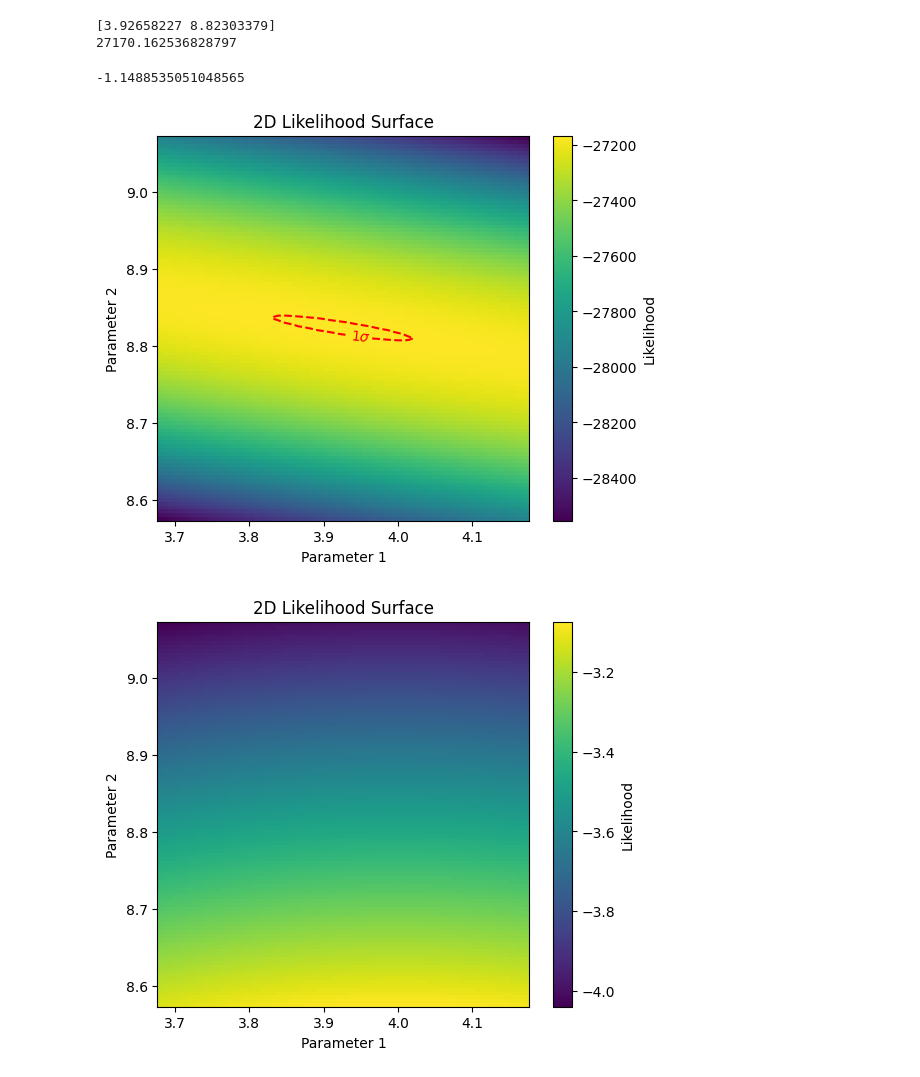
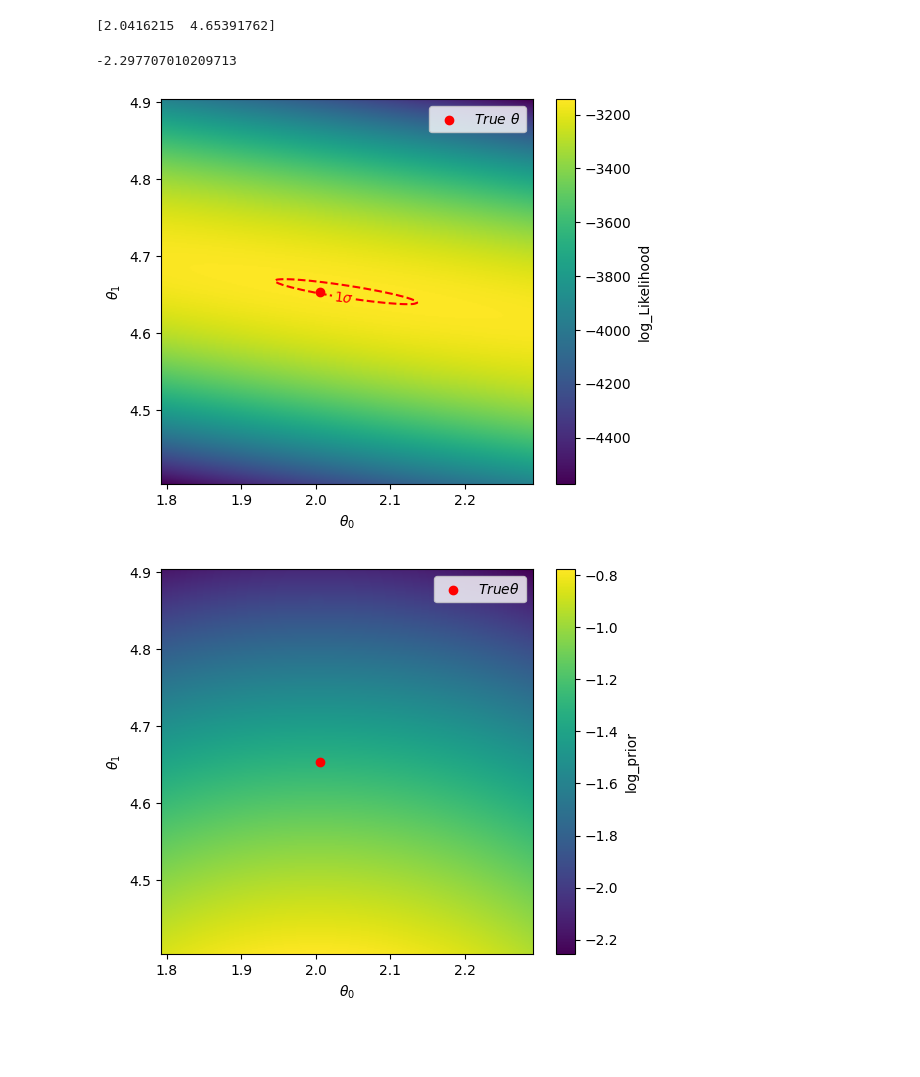
Before and after one commit to HyeonKim1/MCMC, a Jupyter notebook: example.ipynb, the cells around one changed output. Saved outputs shown, nothing was run; the diff lists cells and outputs as text; code cells hidden in the pictures; blank space fills up the shorter version.

```diff
--- a/example.ipynb
+++ b/example.ipynb
@@ -1,14 +1,14 @@
 # %%
 from pipe import *
 # %%
-random_seed=1
+random_seed=1234
 np.random.seed(random_seed)
 
 data_size=1000
 
 data_x=np.random.uniform(0,10,size=data_size)
-ture_theta=np.random.uniform(0,10,size=2)
-sigma2=np.random.uniform(0,10,size=1)
+ture_theta=np.random.uniform(0,5,size=2)
+sigma2=np.random.uniform(0,5,size=1)
 
 print("My true theta:", ture_theta)
 print("My sigma2 vlaue:", sigma2)
@@ -32,21 +34,19 @@ mycode=my_MCMC(data_x,data_y)
 # %%
 from scipy.optimize import minimize
 
-result = minimize(lambda theta: -1 * mycode.log_probability(theta), [1,0])
+result = minimize(lambda theta: -1 * mycode.log_probability(theta), [0,0])
 print(result.x)
-print(result.fun)
 # %% [output]
-[3.92658227 8.82303379]
-27170.162536828797
+[2.0416215  4.65391762]
 # %%
 from scipy.stats import chi2
 
 delta_1sigma=-chi2.ppf(0.683, df=2)/2
-print(delta_1sigma)
+print(delta_1sigma*2)
 # %% [output]
--1.1488535051048565
+-2.297707010209713
 # %%
-nn=100
+nn=300
 parameter_size=0.5
 
 theta0=np.linspace(result.x[0]-parameter_size/2,result.x[0]+parameter_size/2,nn)
@@ -64,9 +64,9 @@ for ii, input_theta in enumerate(mytheta):
     log_p_arr[ii]=mycode.log_probability(input_theta)
 
 
-log_L_arr=np.reshape(log_L_arr,(100,100))
-log_pi_arr=np.reshape(log_pi_arr,(100,100))
-log_p_arr=np.reshape(log_p_arr,(100,100))
+log_L_arr=np.reshape(log_L_arr,(nn,nn))
+log_pi_arr=np.reshape(log_pi_arr,(nn,nn))
+log_p_arr=np.reshape(log_p_arr,(nn,nn))
 # %%
 Theta0, Theta1 = np.meshgrid(theta0, theta1)
 
@@ -80,28 +80,27 @@ im = plt.imshow(log_L_arr, origin='lower', extent=[theta0.min(), theta0.max(), t
                 cmap='viridis', aspect='auto')
 cs = plt.contour(Theta0, Theta1, log_L_arr, levels=levels, colors='red')
 plt.clabel(cs, fmt={levels[0]: r'$1\sigma$'})
+plt.scatter(ture_theta[0],ture_theta[1],c='r',label=r'$True \ \theta$')
 
-plt.colorbar(im, label='Likelihood')
-plt.xlabel('Parameter 1')
-plt.ylabel('Parameter 2')
-plt.title('2D Likelihood Surface')
+plt.colorbar(im, label='log_Likelihood')
+plt.xlabel(r'$\theta_0$')
+plt.ylabel(r'$\theta_1$')
+plt.legend()
 plt.show()
 # %% [output]
-[figure, old version]
+[figure, new version]
 # %%
 plt.figure(figsize=(6, 5))
 im = plt.imshow(log_pi_arr, origin='lower', extent=[theta0.min(), theta0.max(), theta1.min(), theta1.max()],
                 cmap='viridis', aspect='auto')
-
-
-
-plt.colorbar(im, label='Likelihood')
-plt.xlabel('Parameter 1')
-plt.ylabel('Parameter 2')
-plt.title('2D Likelihood Surface')
+plt.scatter(ture_theta[0],ture_theta[1],c='r',label=r'$True \theta$')
+plt.colorbar(im, label='log_prior')
+plt.xlabel(r'$\theta_0$')
+plt.ylabel(r'$\theta_1$')
+plt.legend()
 plt.show()
 # %% [output]
-[figure, old version]
+[figure, new version]
 # %%
 
 log_p_max = np.max(log_p_arr)
```
Also changed, not shown: parts of 8 cells of this notebook, 2 other files.
